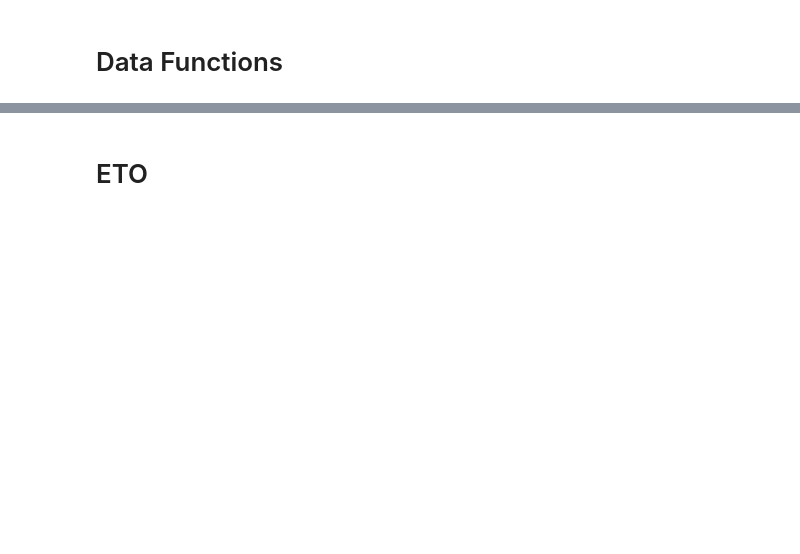
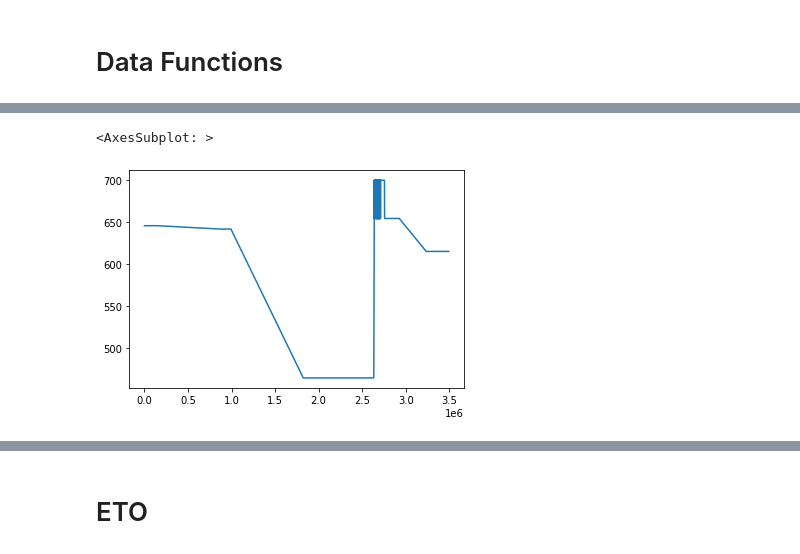
Before and after one commit to Bycarkos/DataHack_Wine_Prediction, a Jupyter notebook: src/Exploracio_Df_Carlos.ipynb, the cells around one changed output, grey strips where cells are left out. Saved outputs shown, nothing was run; the diff lists cells and outputs as text; code cells hidden in the pictures; blank space fills up the shorter version.

```diff
--- a/src/Exploracio_Df_Carlos.ipynb
+++ b/src/Exploracio_Df_Carlos.ipynb
@@ -178,0 +125,11 @@ array([26, 32, 59, 40, 87, 17, 52, 81, 68,  9, 71, 15, 84, 62,  8, 43, 65,
+# %%
+from sklearn.ensemble import RandomForestRegressor
+
+X_train = joined.loc[joined["ALTITUD"] != "nan"]
+y_train = X_train["ALTITUD"]
+del X_train["ALTITUD"]
+del X_train["PRODUCCION"]
+
+X_test = joined.loc[joined["ALTITUD"] == "nan"]
+del X_test["ALTITUD"]
+del X_test["PRODUCCION"]
@@ -178,0 +172,5 @@ array([26, 32, 59, 40, 87, 17, 52, 81, 68,  9, 71, 15, 84, 62,  8, 43, 65,
+# %%
+X_test["ALTITUD"].plot()
+# %% [output]
+<AxesSubplot: >
+[figure, added]
```
Also changed, not shown: parts of 30 cells of this notebook, 7 other files.
